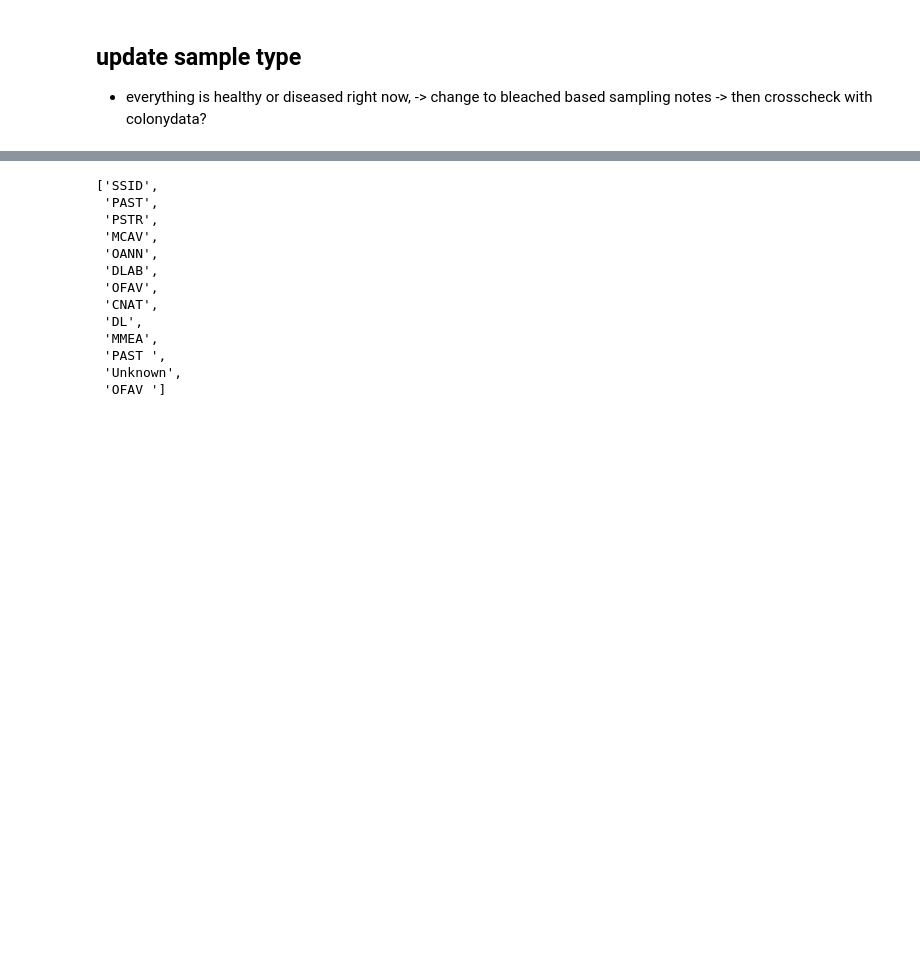
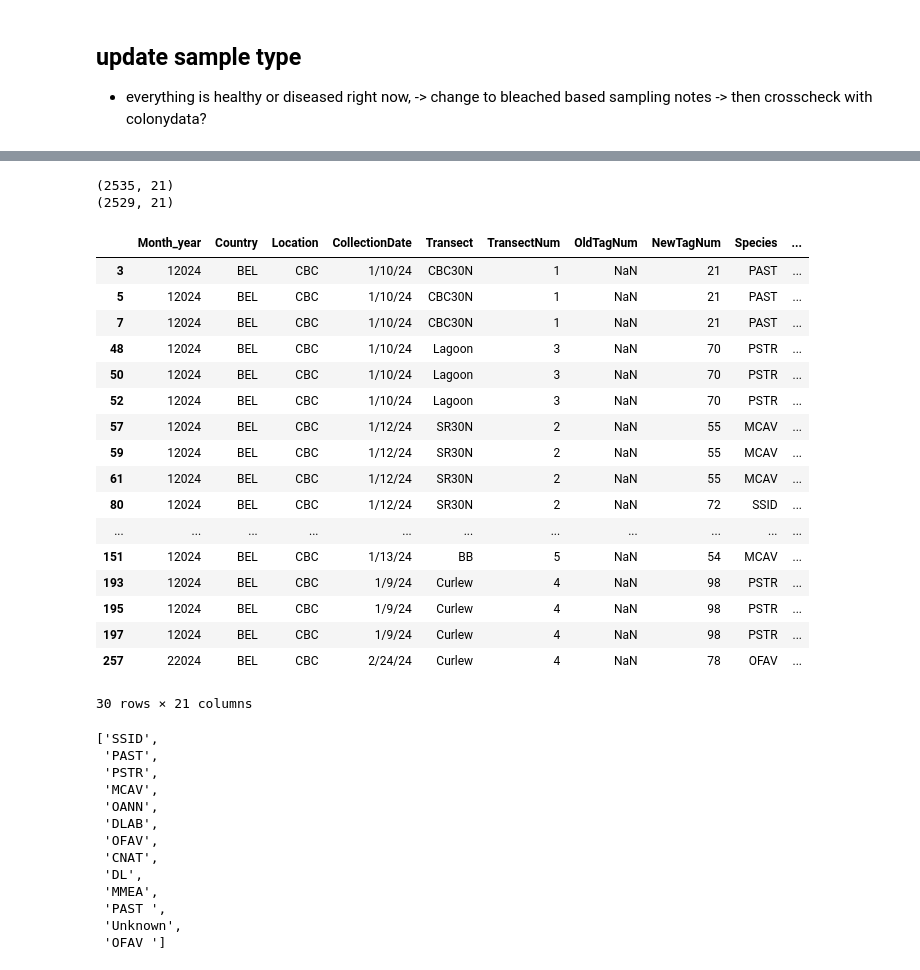
Before and after one commit to brookewicz/Code_notebook, a Jupyter notebook: QA_QC/SampleData/BleachedSamples.ipynb, the cells around one changed output, grey strips where cells are left out. Saved outputs shown, nothing was run; the diff lists cells and outputs as text; code cells hidden in the pictures; blank space fills up the shorter version.

Commit message:
tried to make code to update sample status (bleached) based on colony condition. didnt work

```diff
--- a/QA_QC/SampleData/BleachedSamples.ipynb
+++ b/QA_QC/SampleData/BleachedSamples.ipynb
@@ -79,0 +109,9 @@ colony.drop(columns='TransectNum_str', inplace=True)
+# %%
+# if colony condition is clp or clb, change sample type to bleached-tissue
+# only change if sample_type is healthy, otherwise, manually investigate
+
+# when colony is clp/clb and sample status is healthy:
+conditional = merged['colony_condition'].isin(['CLP', 'CLB']) & (merged['Health_status'] == 'Healthy')
+
+# update those rows only
+merged.loc[conditional, 'Health_status'] = 'Bleached_Tissue'
@@ -79,0 +135,15 @@ colony.drop(columns='TransectNum_str', inplace=True)
+# %%
+# keep only the columns to update
+updates = merged[['colony_id','Month_year', 'Health_status', 'SampleNum','Sample_type', 'Tubelabel_species']]
+
+# merge updates into original sample dataframe
+sample_test = sample.merge(
+    updates,
+    on=['colony_id','Tubelabel_species', 'Month_year','Sample_type','SampleNum'],
+    how='left',
+    suffixes=('', '_updated')
+)
+# %%
+# create a condition where the updated value is different from the original
+toupdate = sample_test['Health_status_updated'].notna() & (sample_test['Health_status_updated'] != sample_test['Health_status'])
+toupdate
@@ -79,0 +179,15 @@ colony.drop(columns='TransectNum_str', inplace=True)
+# %%
+# update only the rows that changed
+sample_test.loc[toupdate, 'Health_status'] = sample_test.loc[toupdate, 'Health_status_updated']
+
+# drop the helper column
+sample_test = sample_test.drop(columns=['Health_status_updated'])
+# %%
+# check shape
+print(sample_test.shape)
+print(sample.shape)
+
+# something went wrong - it added only a few rows??
+# %% [output]
+(2535, 21)
+(2529, 21)
@@ -79,0 +196,31 @@ colony.drop(columns='TransectNum_str', inplace=True)
+# %%
+ignore_cols = ['sample_condition']  # columns to ignore
+cols_to_compare = [c for c in sample_test.columns if c not in ignore_cols]
+
+diff = sample_test.merge(
+    sample[cols_to_compare],
+    on=cols_to_compare,
+    how='outer',
+    indicator=True
+).query('_merge == "left_only"').drop(columns=['_merge'])
+
+diff.head(30)
+# %% [output]
+|  | Month_year | Country | Location | CollectionDate | Transect | TransectNum | OldTagNum | NewTagNum | Species | ... |
+| 3 | 12024 | BEL | CBC | 1/10/24 | CBC30N | 1 | NaN | 21 | PAST | ... |
+| 5 | 12024 | BEL | CBC | 1/10/24 | CBC30N | 1 | NaN | 21 | PAST | ... |
+| 7 | 12024 | BEL | CBC | 1/10/24 | CBC30N | 1 | NaN | 21 | PAST | ... |
+| 48 | 12024 | BEL | CBC | 1/10/24 | Lagoon | 3 | NaN | 70 | PSTR | ... |
+| 50 | 12024 | BEL | CBC | 1/10/24 | Lagoon | 3 | NaN | 70 | PSTR | ... |
+| 52 | 12024 | BEL | CBC | 1/10/24 | Lagoon | 3 | NaN | 70 | PSTR | ... |
+| 57 | 12024 | BEL | CBC | 1/12/24 | SR30N | 2 | NaN | 55 | MCAV | ... |
+| 59 | 12024 | BEL | CBC | 1/12/24 | SR30N | 2 | NaN | 55 | MCAV | ... |
+| 61 | 12024 | BEL | CBC | 1/12/24 | SR30N | 2 | NaN | 55 | MCAV | ... |
+| 80 | 12024 | BEL | CBC | 1/12/24 | SR30N | 2 | NaN | 72 | SSID | ... |
+| ... | ... | ... | ... | ... | ... | ... | ... | ... | ... | ... |
+| 151 | 12024 | BEL | CBC | 1/13/24 | BB | 5 | NaN | 54 | MCAV | ... |
+| 193 | 12024 | BEL | CBC | 1/9/24 | Curlew | 4 | NaN | 98 | PSTR | ... |
+| 195 | 12024 | BEL | CBC | 1/9/24 | Curlew | 4 | NaN | 98 | PSTR | ... |
+| 197 | 12024 | BEL | CBC | 1/9/24 | Curlew | 4 | NaN | 98 | PSTR | ... |
+| 257 | 22024 | BEL | CBC | 2/24/24 | Curlew | 4 | NaN | 78 | OFAV | ... |
+30 rows × 21 columns
```
Also changed, not shown: parts of 24 cells of this notebook.
